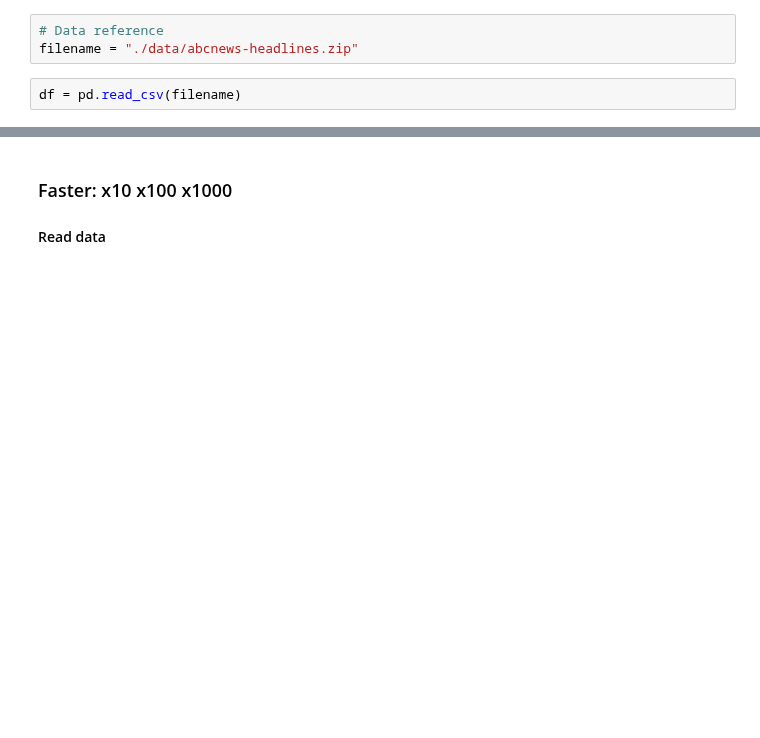
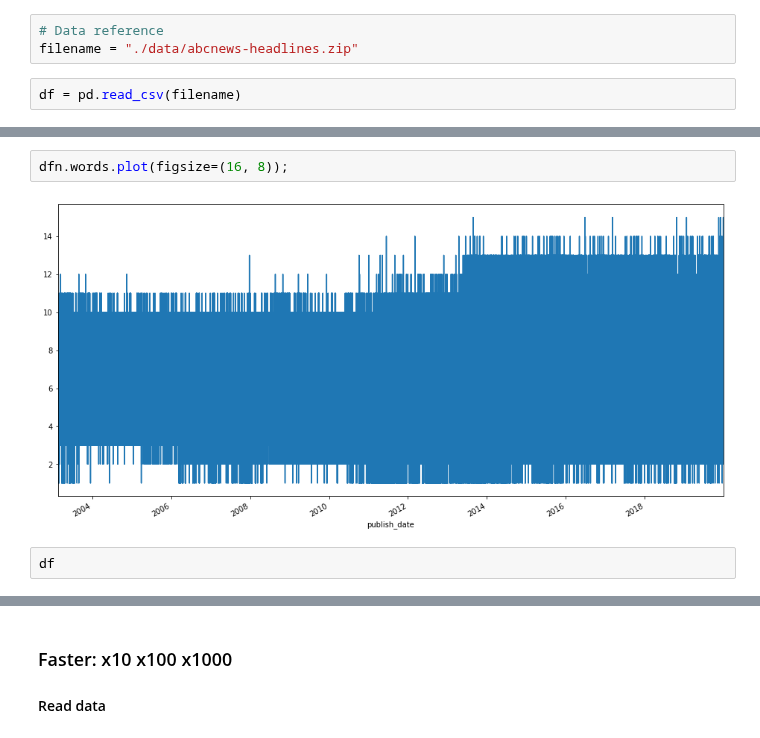
Before and after one commit to jgdelrio/tutorials, a Jupyter notebook: Intro/05_Pandas_Continuation.ipynb, the cells around one changed output, grey strips where cells are left out. Saved outputs shown, nothing was run; the diff lists cells and outputs as text; blank space fills up the shorter version.

```diff
--- a/Intro/05_Pandas_Continuation.ipynb
+++ b/Intro/05_Pandas_Continuation.ipynb
@@ -473,0 +123,6 @@ df = pd.read_csv(filename)
+# %%
+dfn.words.plot(figsize=(16, 8));
+# %% [output]
+[figure, added]
+# %%
+df
```
Also changed, not shown: parts of 75 cells of this notebook, 9 other files.
